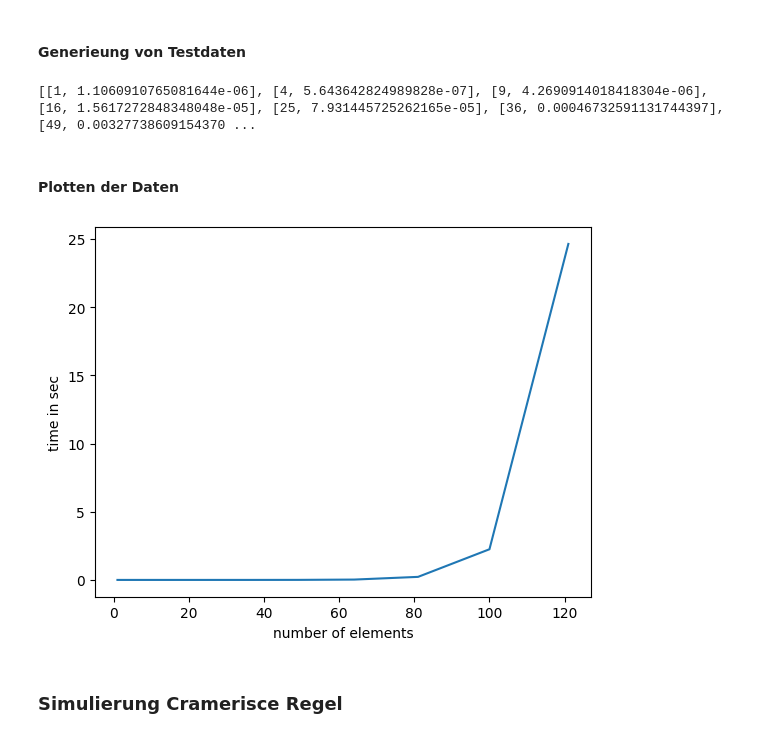
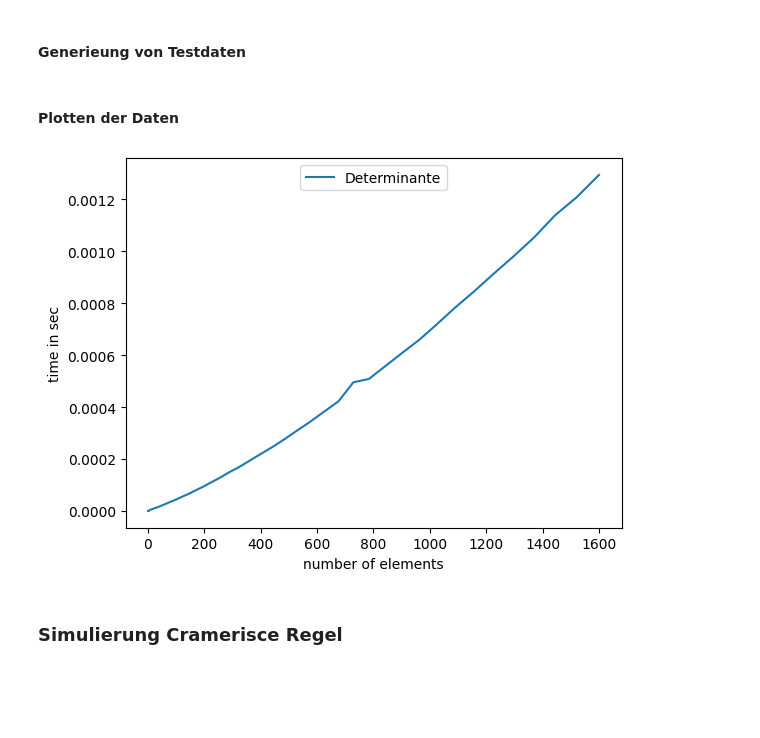
Before and after one commit to FelixWoRe/mathe-cramersche-regel, a Jupyter notebook: mathe.ipynb, the cells around one changed output. Drawn from its saved outputs; the diff is of its cells as text; code cells hidden in the pictures; blank space fills up the shorter version.

Commit message:
new run with fix if calc of det not works

```diff
--- a/mathe.ipynb
+++ b/mathe.ipynb
@@ -4,7 +4,7 @@ from timeit import default_timer as timer
 import matplotlib.pyplot as plt
 from cramersche import *
 # %%
-matrix_size_det_test = 11 ## Matrixgröße (type), Matzrix wird aber für den Typ -1 generiert
+matrix_size_det_test = matrix_size ## Matrixgröße (type), Matzrix wird aber für den Typ -1 generiert
 # %% [markdown]
 ### Funktion zum berechen des Typs der Matrix und checken ob es sich um eine quadratische Matrix handelt
 # %% [markdown]
@@ -17,37 +17,50 @@ def gen_test(): # Funktion zum generieren von Testdaten
     for i in range(1, matrix_size_det_test+1):
         matrix = generate_matrix(i, i)
         matrix = fill_matrix(matrix)
-        start = timer() # Startzeit
-        calc_determinant(matrix) # Berechnung der Determinante
-        end = timer() # Endzeit
+        try:
+            start = timer() # Startzeit
+            calc_determinant(matrix) # Berechnung der Determinante
+            end = timer() # Endzeit
+            error = 0 # Kein Fehler
+        except:
+            error = 1 # Fehler
+        while error == 1: # Fehlerbehandlung
+            matrix = generate_matrix(i, i)
+            matrix = fill_matrix(matrix)
+            try:
+                start = timer() # Startzeit
+                calc_determinant(matrix) # Berechnung der Determinante
+                end = timer() # Endzeit
+                error = 0 # Kein Fehler
+            except:
+                error = 1 # Fehler
+
         time = end - start # Zeitdifferenz
         data.append([i*i, time]) # Hinzufügen der Daten
     return data
 # %%
-# Generierung von Testdaten und Mittelwertbildung
 data = gen_test()
-for i in range(10):
+for i in range(100):
     new_data = gen_test()
     for j in range(len(data)):
         data[j][1] += new_data[j][1]
 for i in range(len(data)):
-    data[i][1] /= 11 # Mittelwertbildung
-print(data)
+    data[i][1] /= 100 # Mittelwertbildung
+
 data_det = data
-# %% [output]
-[[1, 1.1060910765081644e-06], [4, 5.643642824989828e-07], [9, 4.2690914018418304e-06], [16, 1.5617272848348048e-05], [25, 7.931445725262165e-05], [36, 0.00046732591131744397], [49, 0.00327738609154370 ...
 # %% [markdown]
 #### Plotten der Daten
 # %%
 x = [data_det[i][0] for i in range(len(data_det))]
 y = [data_det[i][1] for i in range(len(data_det))]
 
-plt.plot(x, y)
+plt.plot(x, y, label="Determinante")
 plt.ylabel("time in sec")
 plt.xlabel("number of elements")
+leg = plt.legend(loc='upper center')
 plt.show()
 # %% [output]
-[figure, old version]
+[figure, new version]
 # %% [markdown]
 ### Simulierung Cramerisce Regel
 # %% [markdown]
```
Also changed, not shown: parts of 5 cells of this notebook.
